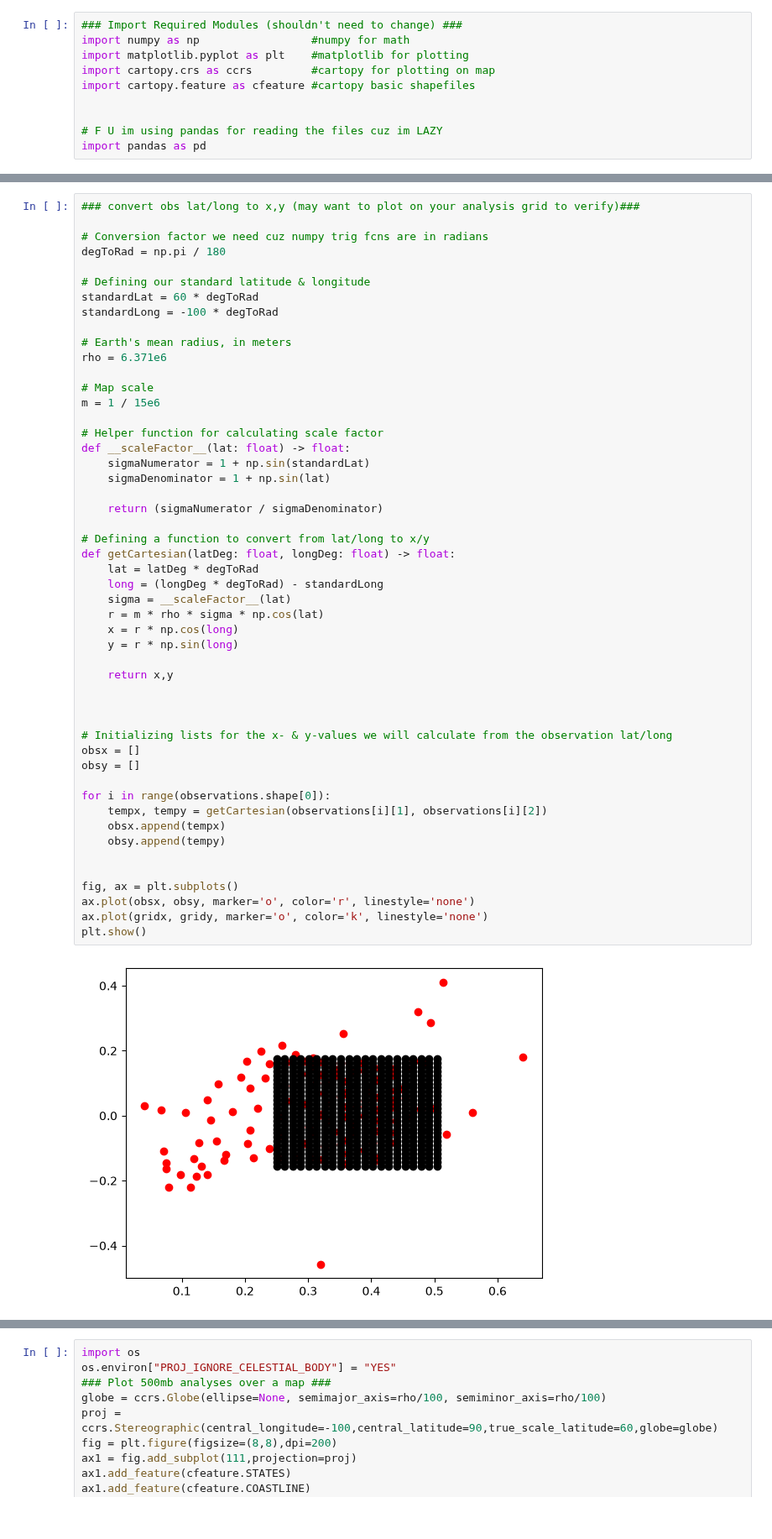
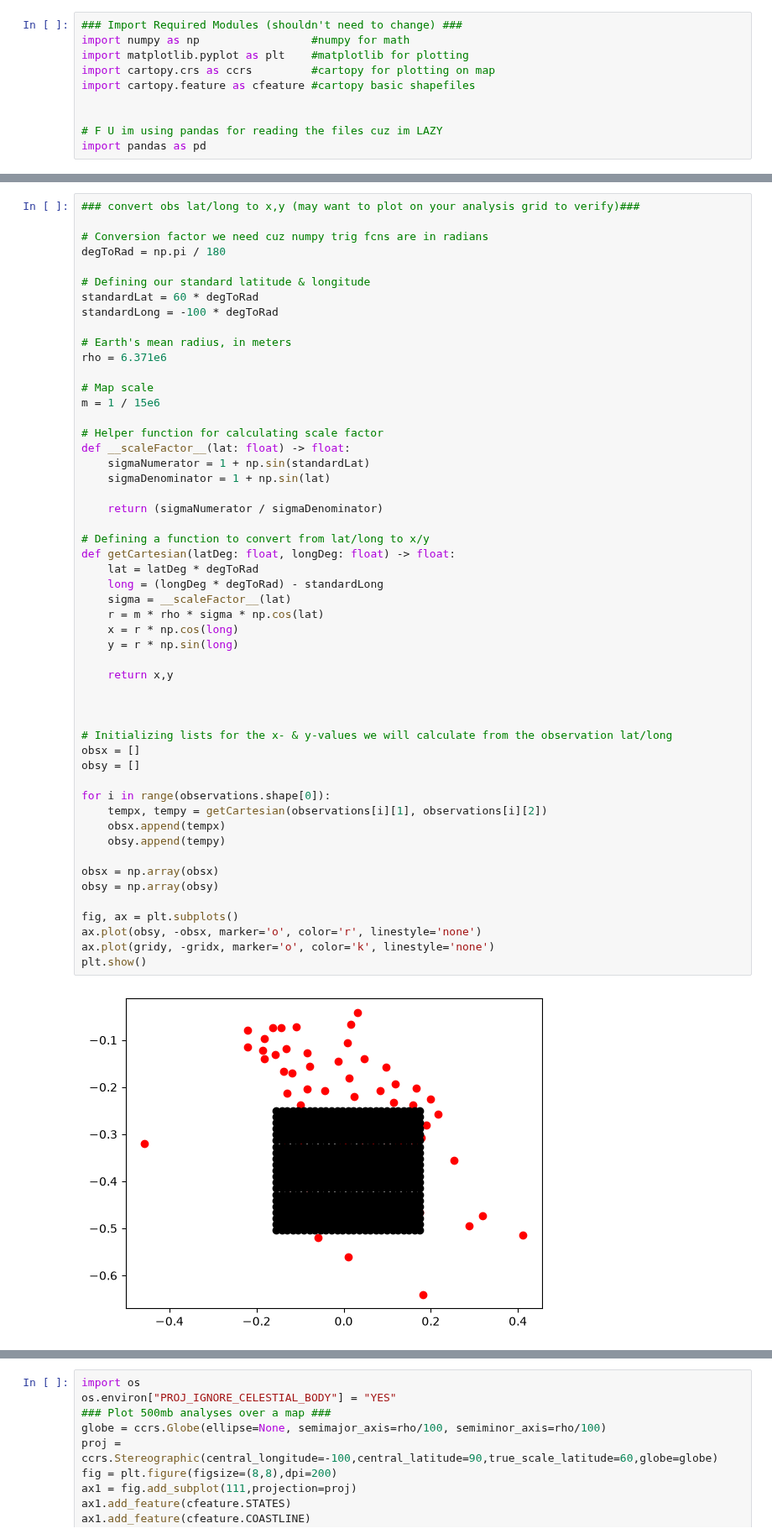
Before and after one commit to Old-World-Yew/ATSC528, a Jupyter notebook: 2-Function_Fitting/function_fitting.ipynb, the cells around one changed output, grey strips where cells are left out. Shown at 84% size. Saved outputs shown, nothing was run; the diff lists cells and outputs as text.

```diff
--- a/2-Function_Fitting/function_fitting.ipynb
+++ b/2-Function_Fitting/function_fitting.ipynb
@@ -110,34 +110,36 @@ def __scaleFactor__(lat: float) -> float:
     sigmaDenominator = 1 + np.sin(lat)
 
     return (sigmaNumerator / sigmaDenominator)
 
 # Defining a function to convert from lat/long to x/y
 def getCartesian(latDeg: float, longDeg: float) -> float:
     lat = latDeg * degToRad
     long = (longDeg * degToRad) - standardLong
     sigma = __scaleFactor__(lat)
     r = m * rho * sigma * np.cos(lat)
     x = r * np.cos(long)
     y = r * np.sin(long)
 
     return x,y
 
 
 
 # Initializing lists for the x- & y-values we will calculate from the observation lat/long
 obsx = []
 obsy = []
 
 for i in range(observations.shape[0]):
     tempx, tempy = getCartesian(observations[i][1], observations[i][2])
     obsx.append(tempx)
     obsy.append(tempy)
 
+obsx = np.array(obsx)
+obsy = np.array(obsy)
 
 fig, ax = plt.subplots()
-ax.plot(obsx, obsy, marker='o', color='r', linestyle='none')
-ax.plot(gridx, gridy, marker='o', color='k', linestyle='none')
+ax.plot(obsy, -obsx, marker='o', color='r', linestyle='none')
+ax.plot(gridy, -gridx, marker='o', color='k', linestyle='none')
 plt.show()
 # %% [output]
-[figure, old version]
+[figure, new version]
 # %%
```
Also changed, not shown: parts of 3 cells of this notebook.
